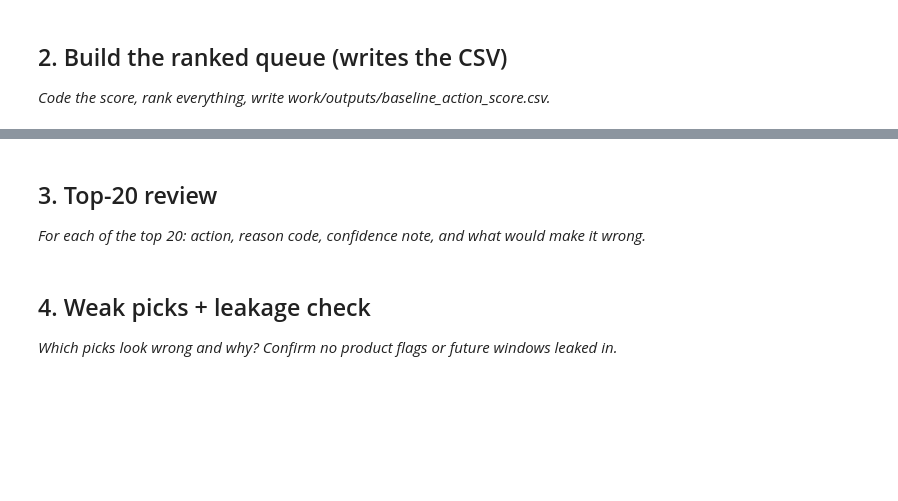
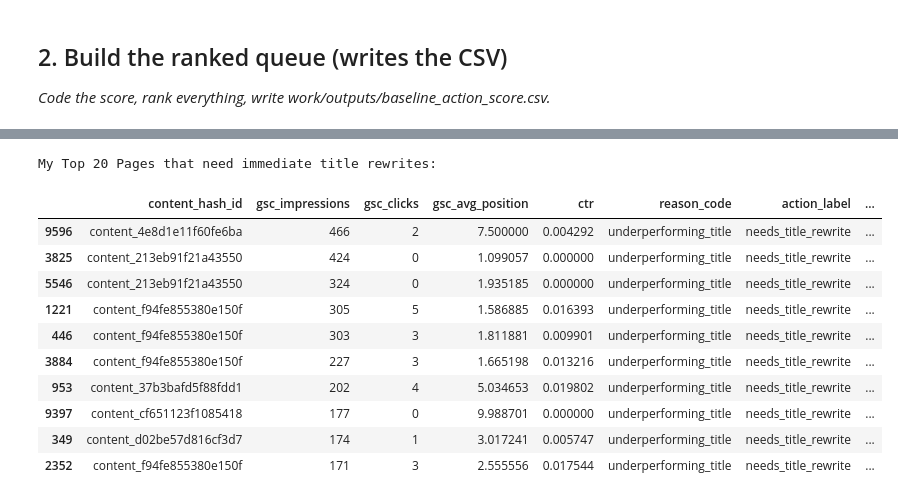
Before and after one commit to soumyajeetrc/flyrank-internship-ml, a Jupyter notebook: work/notebooks/w04_baseline_score.ipynb, the cells around one changed output, grey strips where cells are left out. Saved outputs shown, nothing was run; the diff lists cells and outputs as text; code cells hidden in the pictures; blank space fills up the shorter version.

```diff
--- a/work/notebooks/w04_baseline_score.ipynb
+++ b/work/notebooks/w04_baseline_score.ipynb
@@ -17,3 +73,40 @@ This skeleton is yours to fill. Work the sections **in order** — each one has
 ## 2. Build the ranked queue (writes the CSV)
 
 *Code the score, rank everything, write work/outputs/baseline_action_score.csv.*
+# %%
+# This cell is for CODE (numbers, a query, a check).
+# Write your text answer in the cell ABOVE this one — typing sentences here breaks Run All.
+import os
+# 1. Define our manual rule conditions
+condition_page_1 = df['gsc_avg_position'] <= 10
+condition_high_traffic = df['gsc_impressions'] > 100
+condition_terrible_ctr = df['ctr'] < 0.02
+
+# Combine conditions (the page must meet ALL three to be flagged)
+flagged_pages = condition_page_1 & condition_high_traffic & condition_terrible_ctr
+
+# 2. Apply the Reason Code and Action Label to the flagged pages
+df['reason_code'] = None
+df['action_label'] = None
+df.loc[flagged_pages, 'reason_code'] = 'underperforming_title'
+df.loc[flagged_pages, 'action_label'] = 'needs_title_rewrite'
+
+# 3. Create a Score to rank them (Priority)
+# We will score them based on how many impressions they are wasting.
+# A page wasting 5,000 impressions gets a higher score than a page wasting 200.
+df['baseline_score'] = 0
+df.loc[flagged_pages, 'baseline_score'] = df['gsc_impressions']
+
+# 4. Filter down to ONLY the flagged pages and sort them from highest score to lowest
+action_queue = df[df['baseline_score'] > 0].copy()
+action_queue = action_queue.sort_values(by='baseline_score', ascending=False)
+
+# Keep only the columns the content team needs to see
+final_queue = action_queue[['content_hash_id', 'gsc_impressions', 'gsc_clicks', 'gsc_avg_position', 'ctr', 'reason_code', 'action_label', 'baseline_score']]
+
+print(f"Rule fired! We found {len(final_queue):,} pages that need their titles rewritten.")
+
+# 5. Export to CSV as required by the assignment
+os.makedirs('work/outputs', exist_ok=True)
+final_queue.to_csv('work/outputs/baseline_action_score.csv', index=False)
+print("Successfully wrote the ranked queue to work/outputs/baseline_action_score.csv")
@@ -20,7 +123,18 @@ This skeleton is yours to fill. Work the sections **in order** — each one has
 # %%
 # This cell is for CODE (numbers, a query, a check).
 # Write your text answer in the cell ABOVE this one — typing sentences here breaks Run All.
+print("My Top 20 Pages that need immediate title rewrites:")
+display(final_queue.head(10))
+# %% [output]
+My Top 20 Pages that need immediate title rewrites:
+|  | content_hash_id | gsc_impressions | gsc_clicks | gsc_avg_position | ctr | reason_code | action_label | ... |
+| 9596 | content_4e8d1e11f60fe6ba | 466 | 2 | 7.500000 | 0.004292 | underperforming_title | needs_title_rewrite | ... |
+| 3825 | content_213eb91f21a43550 | 424 | 0 | 1.099057 | 0.000000 | underperforming_title | needs_title_rewrite | ... |
+| 5546 | content_213eb91f21a43550 | 324 | 0 | 1.935185 | 0.000000 | underperforming_title | needs_title_rewrite | ... |
+| 1221 | content_f94fe855380e150f | 305 | 5 | 1.586885 | 0.016393 | underperforming_title | needs_title_rewrite | ... |
+| 446 | content_f94fe855380e150f | 303 | 3 | 1.811881 | 0.009901 | underperforming_title | needs_title_rewrite | ... |
+| 3884 | content_f94fe855380e150f | 227 | 3 | 1.665198 | 0.013216 | underperforming_title | needs_title_rewrite | ... |
+| 953 | content_37b3bafd5f88fdd1 | 202 | 4 | 5.034653 | 0.019802 | underperforming_title | needs_title_rewrite | ... |
+| 9397 | content_cf651123f1085418 | 177 | 0 | 9.988701 | 0.000000 | underperforming_title | needs_title_rewrite | ... |
+| 349 | content_d02be57d816cf3d7 | 174 | 1 | 3.017241 | 0.005747 | underperforming_title | needs_title_rewrite | ... |
+| 2352 | content_f94fe855380e150f | 171 | 3 | 2.555556 | 0.017544 | underperforming_title | needs_title_rewrite | ... |
-# %% [markdown]
-## 3. Top-20 review
-
-*For each of the top 20: action, reason code, confidence note, and what would make it wrong.*
@@ -30,4 +140,0 @@ This skeleton is yours to fill. Work the sections **in order** — each one has
-# %% [markdown]
-## 4. Weak picks + leakage check
-
-*Which picks look wrong and why? Confirm no product flags or future windows leaked in.*
```
Also changed, not shown: parts of 11 cells of this notebook.
